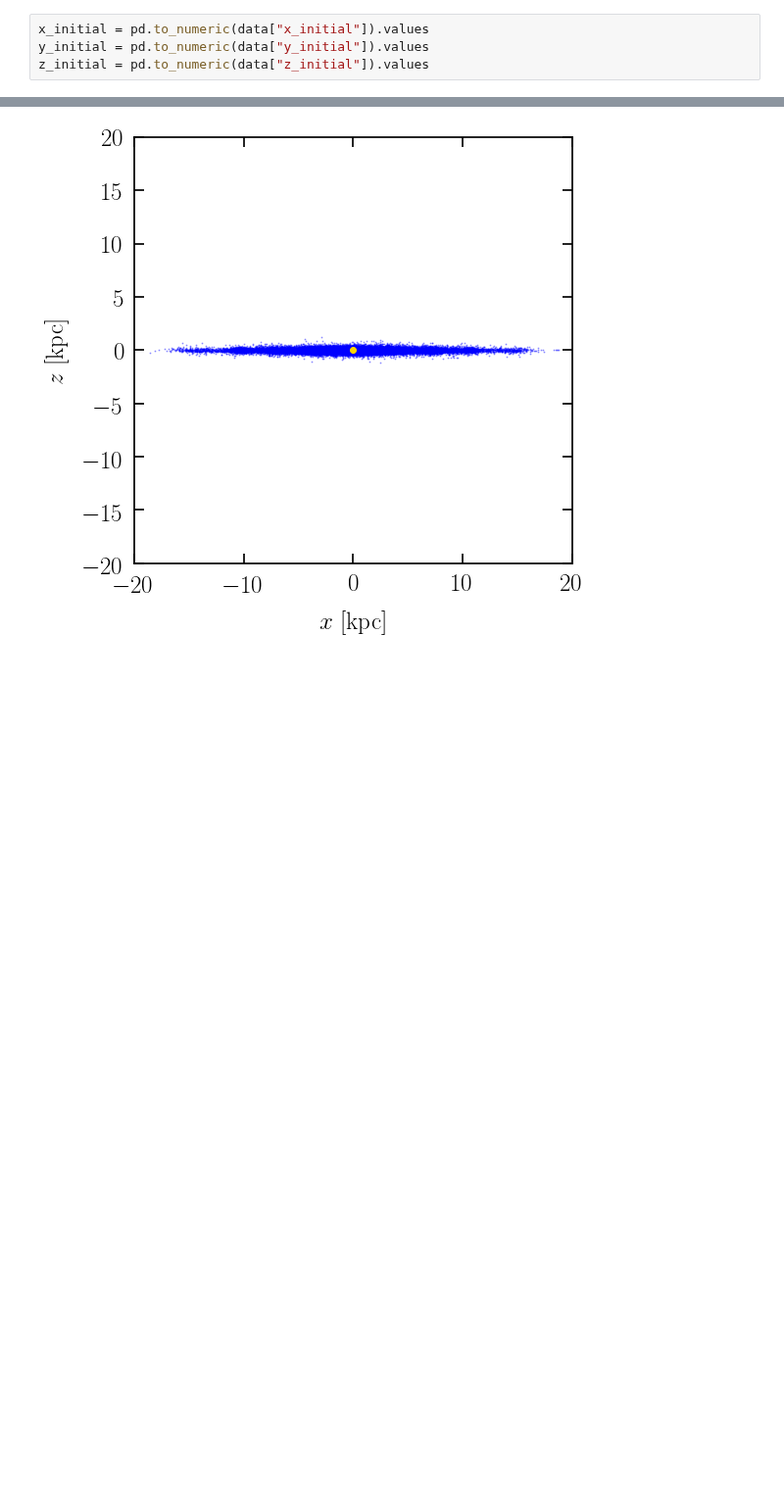
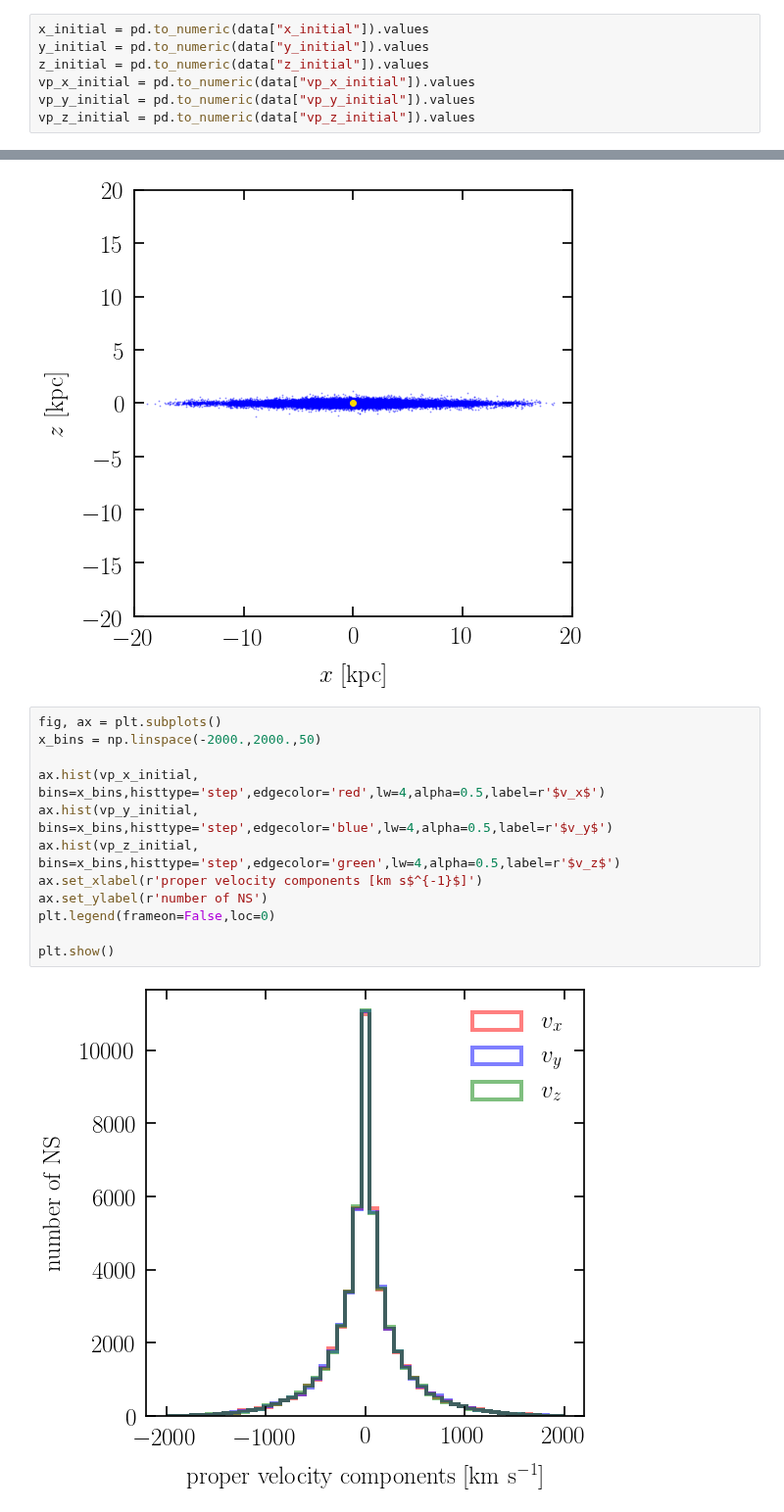
Before and after one commit to ice-csic-astroexotic/ML-Poppyns, a Jupyter notebook: examples/initial_population_plots.ipynb, the cells around one changed output, grey strips where cells are left out. Shown at 98% size. Cells and saved outputs as stored; diff of their text form; blank space fills up the shorter version.

Commit message:
Add the proper velocity output in generating_population.py and updating the jupyter notebook with the histogram of the proper velocities

```diff
--- a/examples/initial_population_plots.ipynb
+++ b/examples/initial_population_plots.ipynb
@@ -58,6 +58,9 @@ data = data[1:]
 x_initial = pd.to_numeric(data["x_initial"]).values
 y_initial = pd.to_numeric(data["y_initial"]).values
 z_initial = pd.to_numeric(data["z_initial"]).values
+vp_x_initial = pd.to_numeric(data["vp_x_initial"]).values
+vp_y_initial = pd.to_numeric(data["vp_y_initial"]).values
+vp_z_initial = pd.to_numeric(data["vp_z_initial"]).values
 # %%
 fig, ax = plt.subplots()
 
@@ -104,3 +107,17 @@ ax.set_ylim(-20.0, 20.0)
 plt.show()
 # %% [output]
 [figure]
+# %%
+fig, ax = plt.subplots()
+x_bins = np.linspace(-2000.,2000.,50)
+
+ax.hist(vp_x_initial, bins=x_bins,histtype='step',edgecolor='red',lw=4,alpha=0.5,label=r'$v_x$')
+ax.hist(vp_y_initial, bins=x_bins,histtype='step',edgecolor='blue',lw=4,alpha=0.5,label=r'$v_y$')
+ax.hist(vp_z_initial, bins=x_bins,histtype='step',edgecolor='green',lw=4,alpha=0.5,label=r'$v_z$')
+ax.set_xlabel(r'proper velocity components [km s$^{-1}$]')
+ax.set_ylabel(r'number of NS')
+plt.legend(frameon=False,loc=0)
+
+plt.show()
+# %% [output]
+[figure, added]
```
Also changed, not shown: parts of 2 cells of this notebook, 3 other files.
